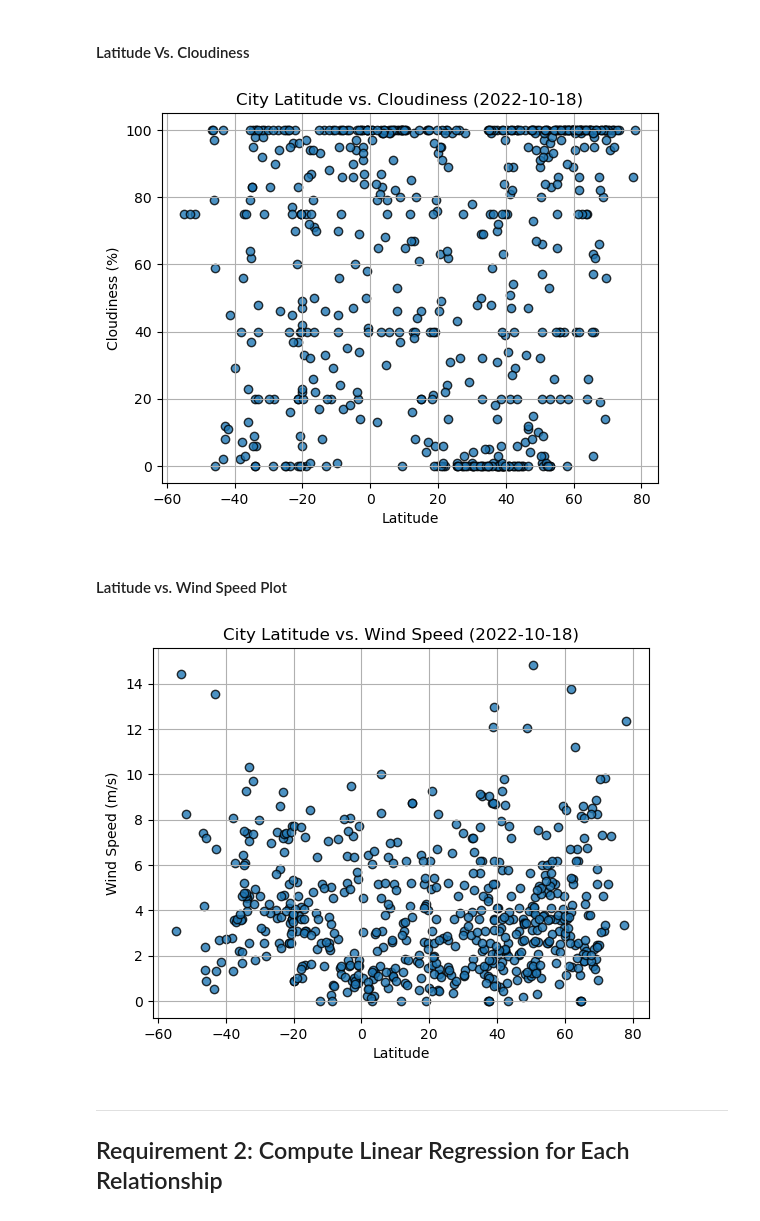
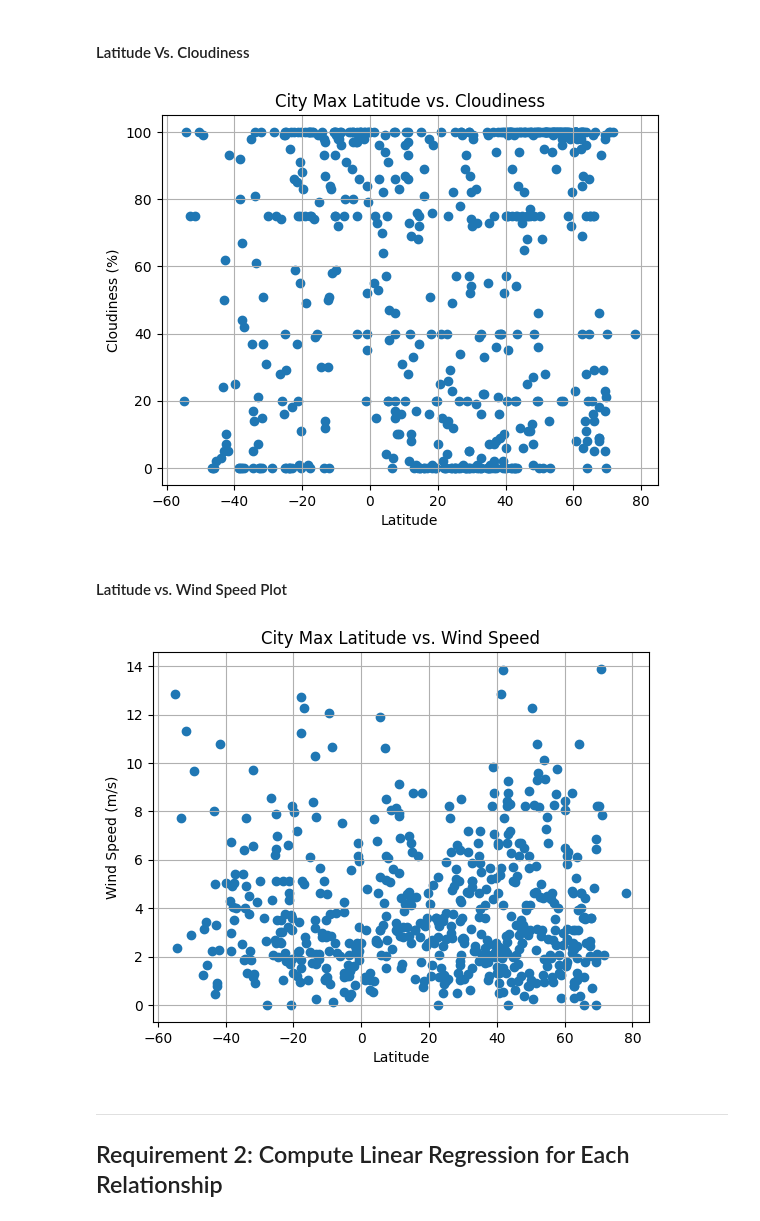
Before and after one commit to bassoon03/python-api-challenge, a Jupyter notebook: WeatherVacationPy/WeatherPy.ipynb, the cells around one changed output. Drawn from its saved outputs; the diff is of its cells as text; code cells hidden in the pictures.

```diff
--- a/WeatherVacationPy/WeatherPy.ipynb
+++ b/WeatherVacationPy/WeatherPy.ipynb
@@ -192,6 +194,6 @@ OSError: Cannot save file into a non-existent directory: 'output_data'
 # %%
 # Read saved data
-city_data_df = pd.read_csv("output_data/cities.csv", index_col="City_ID")
+city_data_df = pd.read_csv("C:\\Users\\Owner\\OneDrive\\Desktop\\cities.csv", index_col="City_ID")
 
 # Display sample data
 city_data_df.head()
@@ -241,34 +248,40 @@ plt.show()
 #### Latitude Vs. Cloudiness
 # %%
 # Build the scatter plots for latitude vs. cloudiness
-# YOUR CODE HERE
+plt.scatter(city_data_df["Lat"], city_data_df["Cloudiness"])
 
 # Incorporate the other graph properties
-# YOUR CODE HERE
+plt.title("City Max Latitude vs. Cloudiness")
+plt.ylabel("Cloudiness (%)")
+plt.xlabel("Latitude")
+plt.grid(True)
 
 # Save the figure
-plt.savefig("output_data/Fig3.png")
+plt.savefig("C:\\Users\\Owner\\OneDrive\\Desktop\\Fig3.png")
 
 # Show plot
 plt.show()
 # %% [output]
-[figure, old version]
+[figure, new version]
 # %% [markdown]
 #### Latitude vs. Wind Speed Plot
 # %%
 # Build the scatter plots for latitude vs. wind speed
-# YOUR CODE HERE
+plt.scatter(city_data_df["Lat"], city_data_df["Wind Speed"])
 
 # Incorporate the other graph properties
-# YOUR CODE HERE
+plt.title("City Max Latitude vs. Wind Speed")
+plt.ylabel("Wind Speed (m/s)")
+plt.xlabel("Latitude")
+plt.grid(True)
 
 # Save the figure
-plt.savefig("output_data/Fig4.png")
+plt.savefig("C:\\Users\\Owner\\OneDrive\\Desktop\\Fig4.png")
 
 # Show plot
 plt.show()
 # %% [output]
-[figure, old version]
+[figure, new version]
 # %% [markdown]
 ---
 
```
Also changed, not shown: parts of 27 cells of this notebook, 1 other file.
